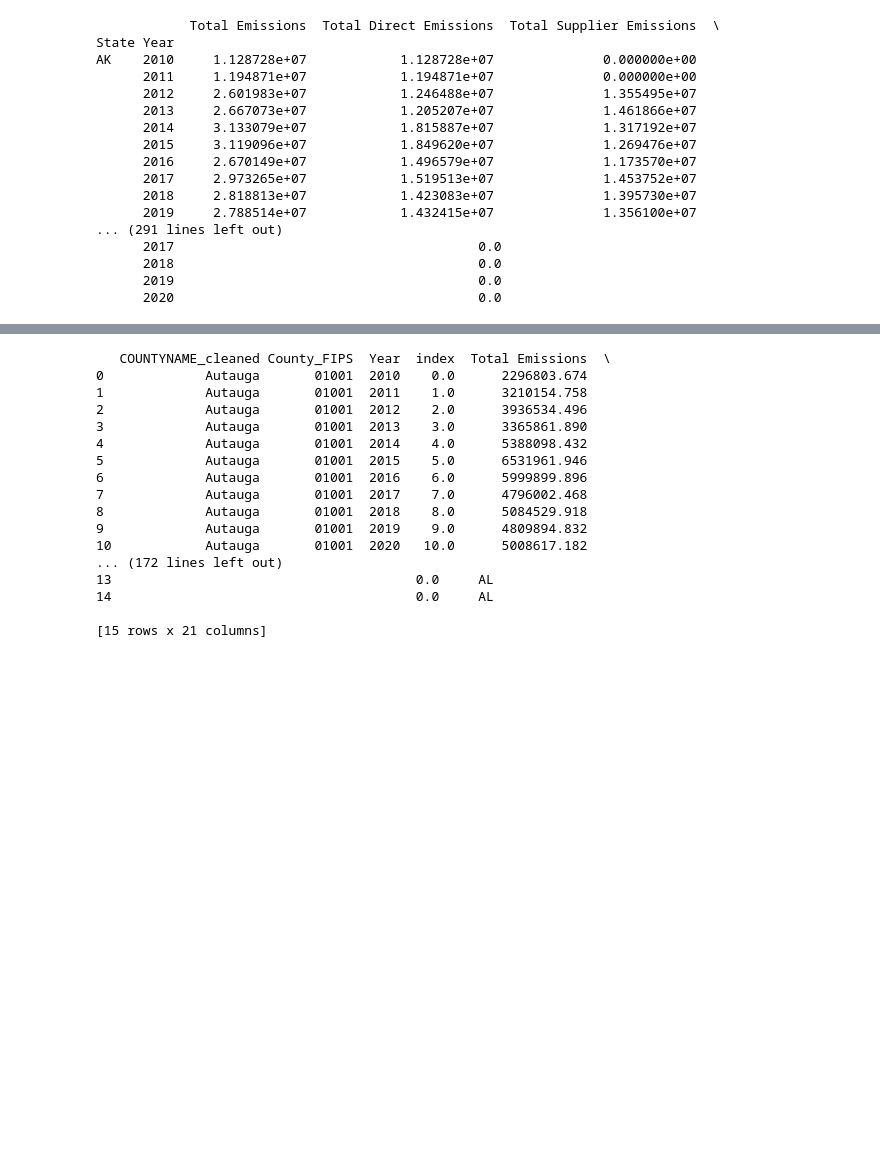
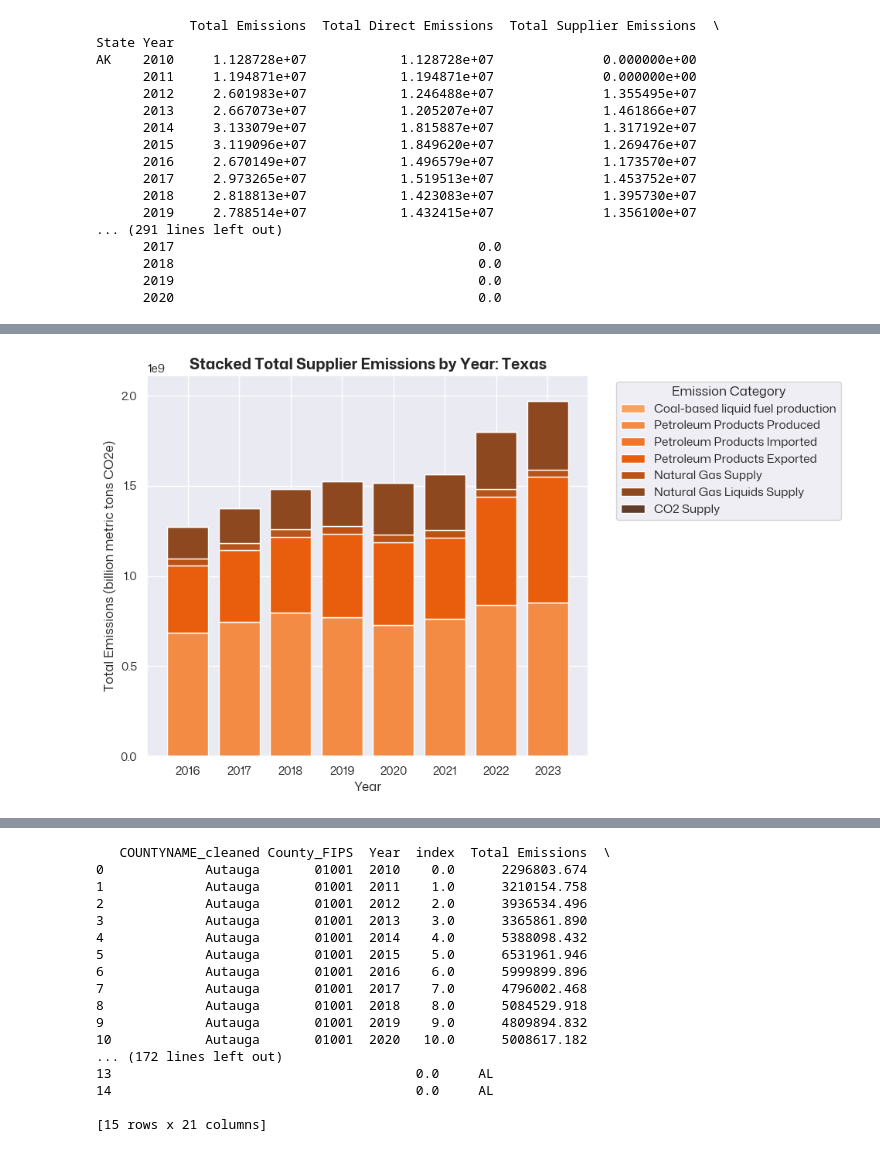
Before and after one commit to edgi-govdata-archiving/GHG-CDP, a Jupyter notebook: SOE_GHG_2.ipynb, the cells around one changed output, grey strips where cells are left out. Cells and saved outputs as stored; diff of their text form; code cells hidden in the pictures; blank space fills up the shorter version.

```diff
--- a/SOE_GHG_2.ipynb
+++ b/SOE_GHG_2.ipynb
@@ -1089,0 +1129,42 @@ plot_state_emissions_grouped([2016, 2023], emissions_category="Total Direct Emis
+# %%
+sns.set_style("darkgrid")
+set_matplotlib_font()
+
+plt.figure(figsize=(10, 6))
+
+category_name = "Total Supplier Emissions"
+filepath = os.path.join(OUTPUT_DATA_DIR, "aggregated_emissions_by_state.csv")
+state_grouped = pd.read_csv(filepath, index_col=[0,1])
+
+# Filter state_grouped by the chosen state and years:
+state_grouped = state_grouped.loc[pd.IndexSlice["TX", 2016:2023], :].reset_index()
+
+bottom_vals = None
+colors = sns.color_palette("Oranges_d", n_colors=len(supplier_columns))
+
+for i, col in enumerate(supplier_columns):
+    plt.bar(
+        state_grouped["Year"],
+        state_grouped[col],
+        bottom=bottom_vals,
+        color=colors[i],
+        label=supplier_columns_short[i]
+    )
+    bottom_vals = (
+        state_grouped[col]
+        if bottom_vals is None
+        else bottom_vals + state_grouped[col]
+    )
+
+ax = plt.gca()
+ax.set_ylim(0, bottom_vals.max() * 1.07)
+ax.yaxis.set_major_locator(matplotlib.ticker.MultipleLocator(500000000))
+
+plt.title(f"Stacked {category_name} by Year: Texas", fontproperties=prop_bold, fontsize=14)
+plt.xlabel("Year")
+plt.ylabel("Total Emissions (billion metric tons CO2e)")
+plt.legend(title="Emission Category", bbox_to_anchor=(1.05, 1))
+plt.tight_layout()
+plt.show()
+# %% [output]
+[figure, added]
```
Also changed, not shown: parts of 4 cells of this notebook, 8 other files.
